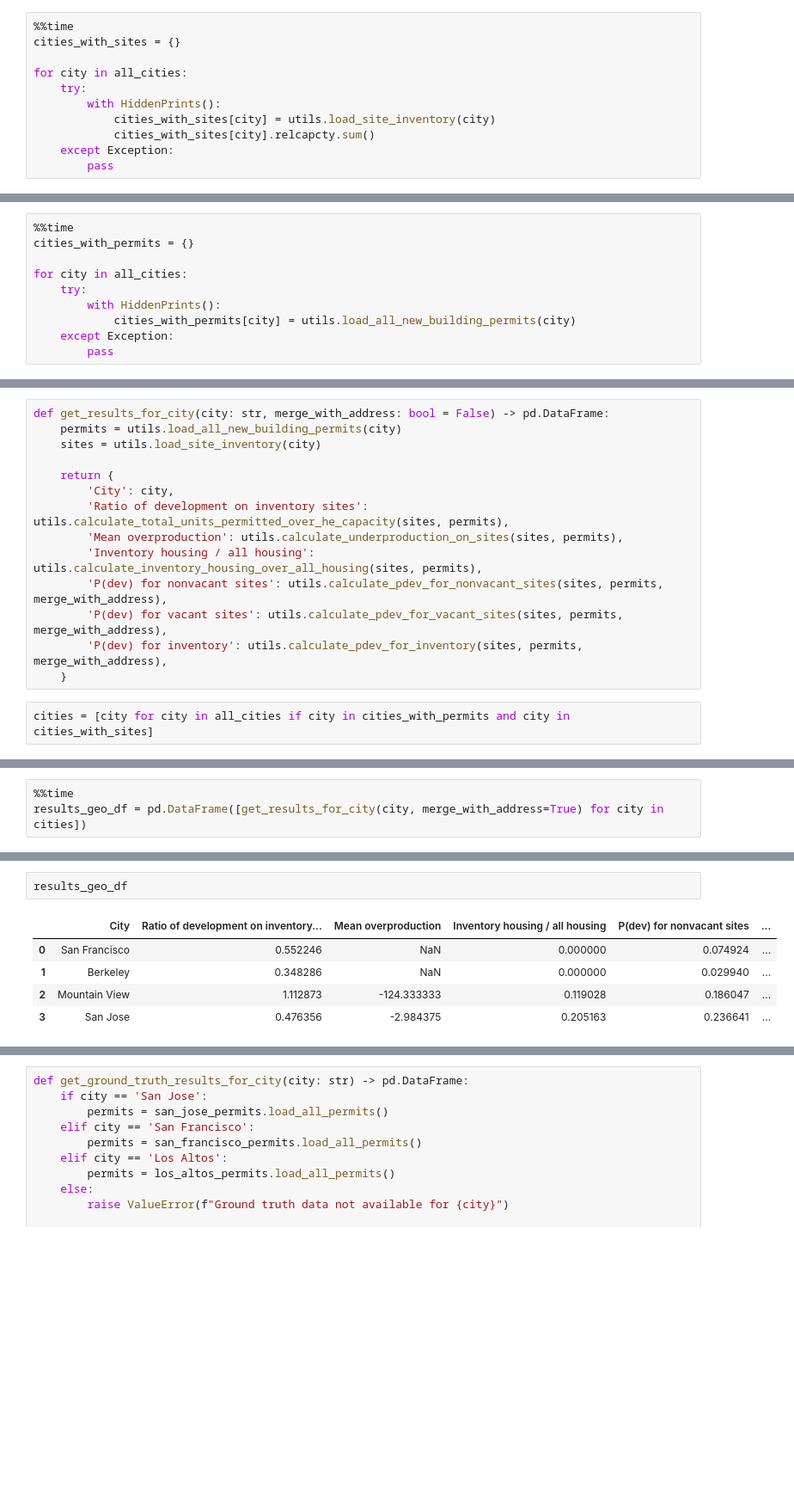
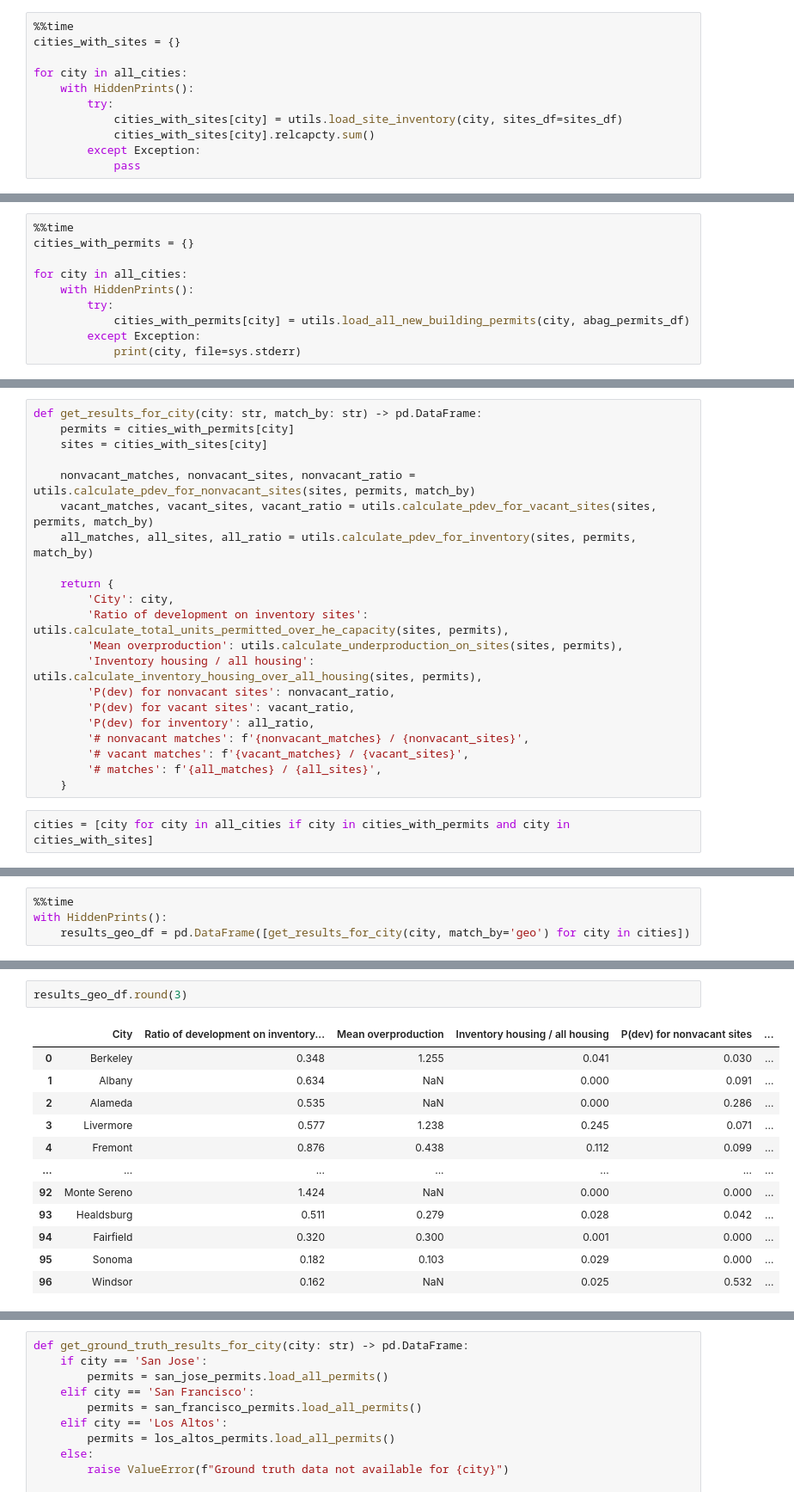
Before and after one commit to YIMBYdata/housing-elements, a Jupyter notebook: Final results.ipynb, the cells around one changed output, grey strips where cells are left out. Shown: that part at 86% size. Drawn from its saved outputs; the diff is of its cells as text; blank space fills up the shorter version.

```diff
--- a/Final results.ipynb
+++ b/Final results.ipynb
@@ -39,10 +48,10 @@ len(all_cities)
 cities_with_sites = {}
 
 for city in all_cities:
-    try:
-        with HiddenPrints():
-            cities_with_sites[city] = utils.load_site_inventory(city)
+    with HiddenPrints():
+        try:
+            cities_with_sites[city] = utils.load_site_inventory(city, sites_df=sites_df)
             cities_with_sites[city].relcapcty.sum()
-    except Exception:
-        pass
+        except Exception:
+            pass
 # %% [output]
@@ -57,9 +66,9 @@ len(cities_with_sites)
 cities_with_permits = {}
 
 for city in all_cities:
-    try:
-        with HiddenPrints():
-            cities_with_permits[city] = utils.load_all_new_building_permits(city)
-    except Exception:
-        pass
+    with HiddenPrints():
+        try:
+            cities_with_permits[city] = utils.load_all_new_building_permits(city, abag_permits_df)
+        except Exception:
+            print(city, file=sys.stderr)
 # %% [output]
@@ -72,16 +96,23 @@ len(cities_with_permits)
 # %%
-def get_results_for_city(city: str, merge_with_address: bool = False) -> pd.DataFrame:
-    permits = utils.load_all_new_building_permits(city)
-    sites = utils.load_site_inventory(city)
+def get_results_for_city(city: str, match_by: str) -> pd.DataFrame:
+    permits = cities_with_permits[city]
+    sites = cities_with_sites[city]
+
+    nonvacant_matches, nonvacant_sites, nonvacant_ratio = utils.calculate_pdev_for_nonvacant_sites(sites, permits, match_by)
+    vacant_matches, vacant_sites, vacant_ratio = utils.calculate_pdev_for_vacant_sites(sites, permits, match_by)
+    all_matches, all_sites, all_ratio = utils.calculate_pdev_for_inventory(sites, permits, match_by)
 
     return {
         'City': city,
         'Ratio of development on inventory sites': utils.calculate_total_units_permitted_over_he_capacity(sites, permits),
         'Mean overproduction': utils.calculate_underproduction_on_sites(sites, permits),
         'Inventory housing / all housing': utils.calculate_inventory_housing_over_all_housing(sites, permits),
-        'P(dev) for nonvacant sites': utils.calculate_pdev_for_nonvacant_sites(sites, permits, merge_with_address),
-        'P(dev) for vacant sites': utils.calculate_pdev_for_vacant_sites(sites, permits, merge_with_address),
-        'P(dev) for inventory': utils.calculate_pdev_for_inventory(sites, permits, merge_with_address),
+        'P(dev) for nonvacant sites': nonvacant_ratio,
+        'P(dev) for vacant sites': vacant_ratio,
+        'P(dev) for inventory': all_ratio,
+        '# nonvacant matches': f'{nonvacant_matches} / {nonvacant_sites}',
+        '# vacant matches': f'{vacant_matches} / {vacant_sites}',
+        '# matches': f'{all_matches} / {all_sites}',
     }
 # %%
 cities = [city for city in all_cities if city in cities_with_permits and city in cities_with_sites]
@@ -140,4 +150,5 @@ utils.load_all_new_building_permits("Albany")
 # %%
 %%time
-results_geo_df = pd.DataFrame([get_results_for_city(city, merge_with_address=True) for city in cities])
+with HiddenPrints():
+    results_geo_df = pd.DataFrame([get_results_for_city(city, match_by='geo') for city in cities])
 # %% [output]
@@ -186,8 +157,15 @@ Wall time: 57 s
 # %%
-results_geo_df
+results_geo_df.round(3)
 # %% [output]
 |  | City | Ratio of development on inventory... | Mean overproduction | Inventory housing / all housing | P(dev) for nonvacant sites | ... |
-| 0 | San Francisco | 0.552246 | NaN | 0.000000 | 0.074924 | ... |
-| 1 | Berkeley | 0.348286 | NaN | 0.000000 | 0.029940 | ... |
-| 2 | Mountain View | 1.112873 | -124.333333 | 0.119028 | 0.186047 | ... |
-| 3 | San Jose | 0.476356 | -2.984375 | 0.205163 | 0.236641 | ... |
+| 0 | Berkeley | 0.348 | 1.255 | 0.041 | 0.030 | ... |
+| 1 | Albany | 0.634 | NaN | 0.000 | 0.091 | ... |
+| 2 | Alameda | 0.535 | NaN | 0.000 | 0.286 | ... |
+| 3 | Livermore | 0.577 | 1.238 | 0.245 | 0.071 | ... |
+| 4 | Fremont | 0.876 | 0.438 | 0.112 | 0.099 | ... |
+| ... | ... | ... | ... | ... | ... | ... |
+| 92 | Monte Sereno | 1.424 | NaN | 0.000 | 0.000 | ... |
+| 93 | Healdsburg | 0.511 | 0.279 | 0.028 | 0.042 | ... |
+| 94 | Fairfield | 0.320 | 0.300 | 0.001 | 0.000 | ... |
+| 95 | Sonoma | 0.182 | 0.103 | 0.029 | 0.000 | ... |
+| 96 | Windsor | 0.162 | NaN | 0.025 | 0.532 | ... |
```
Also changed, not shown: parts of 54 cells of this notebook, 2 other files.
